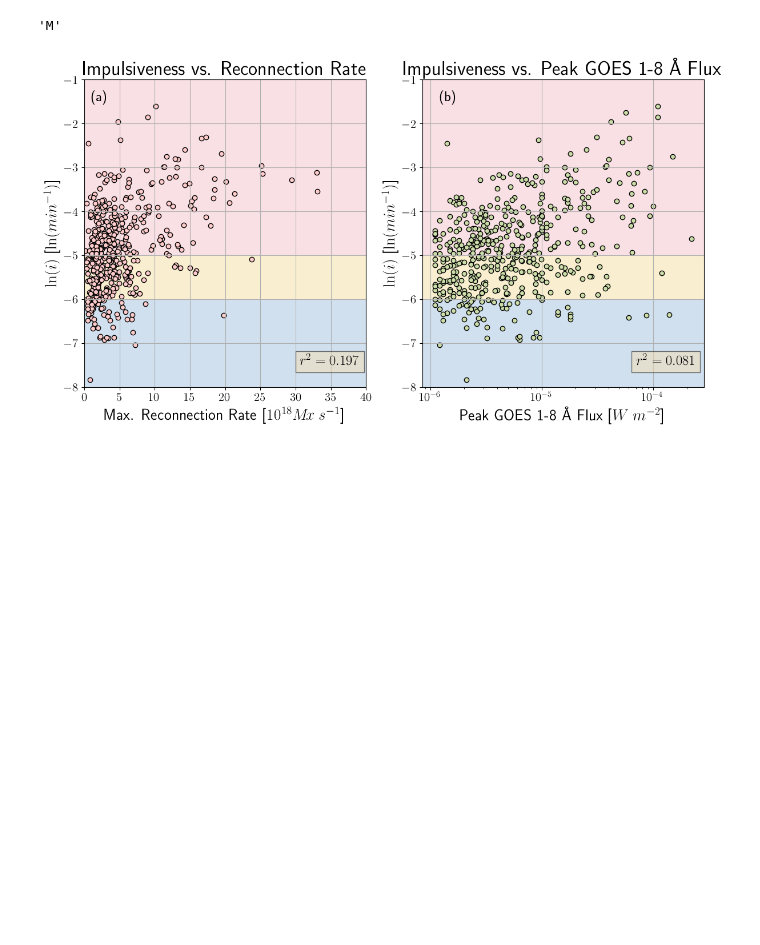
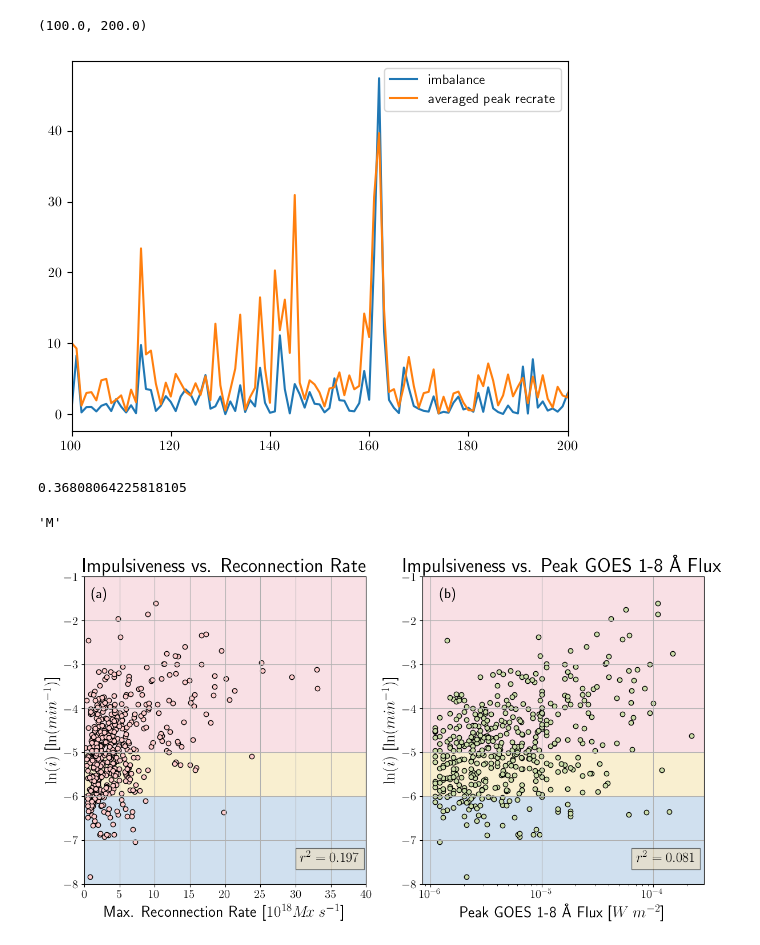
Before and after one commit to coletamburri2112/imp_dev, a Jupyter notebook: GOES_imp_comp.ipynb, the cells around one changed output. Saved outputs shown, nothing was run; the diff lists cells and outputs as text; code cells hidden in the pictures; blank space fills up the shorter version.

```diff
--- a/GOES_imp_comp.ipynb
+++ b/GOES_imp_comp.ipynb
@@ -43,6 +43,25 @@ all_imp = dat['curly_Is_relative']
 best_imp_arr = dat['curly_Is_relative_best']
 recmax_arr = dat['recmax']
 recmax = recmax_arr[:,0]
+recerr = np.abs(recmax_arr[:,0]-np.abs(recmax_arr[:,1]))
+recmaxmean = []
+flxmean=[]
+imb=[]
+imbrate = []
+
+for i in range(len(recflx)):
+    imb.append(np.abs(np.abs(recflx[i,0])-np.abs(recflx[i,1])))
+for i in range(len(recmax_arr)):
+    imbrate.append(np.abs(np.abs(recmax_arr[i,0]-np.abs(recmax_arr[i,1]))))
+for i in range(np.shape(recmax_arr)[0]):
+    pos = recmax_arr[i,0]/1e18
+    neg = recmax_arr[i,1]/1e18
+    recmaxmean.append((pos-neg)/2)
+for i in range(np.shape(recflx)[0]):
+    posflx = recflx[i,0]
+    negflx = recflx[i,1]
+    flxmean.append((posflx-negflx)/2)
+
 best_imp = best_imp_arr[:,0]
 bestflaresname = dat['bestflaresname']
 
@@ -51,3 +70,17 @@ badidx = 387
 recmax = np.delete(recmax,badidx)
 best_imp = np.delete(best_imp,badidx)
 bestflaresname = np.delete(bestflaresname,badidx)
+recerr = np.delete(recerr,badidx)
+recmaxmean = np.delete(recmaxmean,badidx)
+flxmean=np.delete(flxmean,badidx)
+posflx = recflx[:,0]
+posflx=np.delete(posflx,badidx)
+imb = np.delete(imb,badidx)
+imbrate = np.delete(imbrate,badidx)
+imbprop = []
+imbproprate = []
+for i in range(np.shape(imb)[0]):
+    imbprop.append(imb[i]/posflx[i])
+
+for i in range(np.shape(imbrate)[0]):
+    imbproprate.append(imbrate[i]/recmaxmean[i]/1e18)
@@ -54,3 +107,16 @@ bestflaresname = np.delete(bestflaresname,badidx)
+# %%
+fig,ax=plt.subplots()
+ax.plot(imbrate/1e18,label='imbalance')
+ax.plot(recmaxmean,label='averaged peak recrate')
+ax.legend()
+ax.set_xlim([100,200])
+# %% [output]
+(100.0, 200.0)
+[figure, added]
+# %%
+np.median(imbproprate)
+# %% [output]
+0.36808064225818105
 # %%
 string = bestflaresname[0][0]
 string[-4]
```
Also changed, not shown: parts of 32 cells of this notebook, 6 other files.
